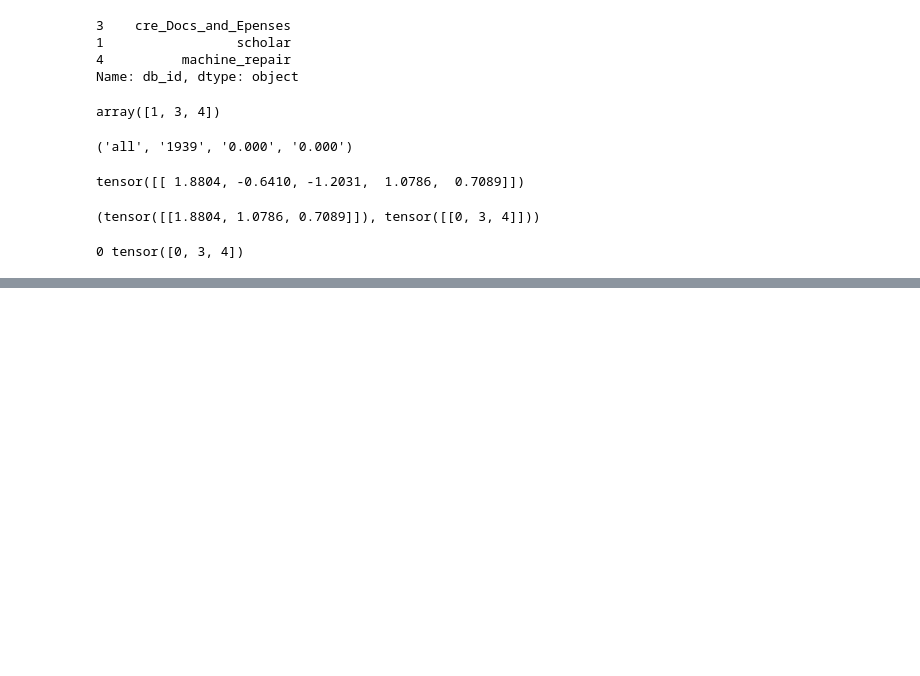
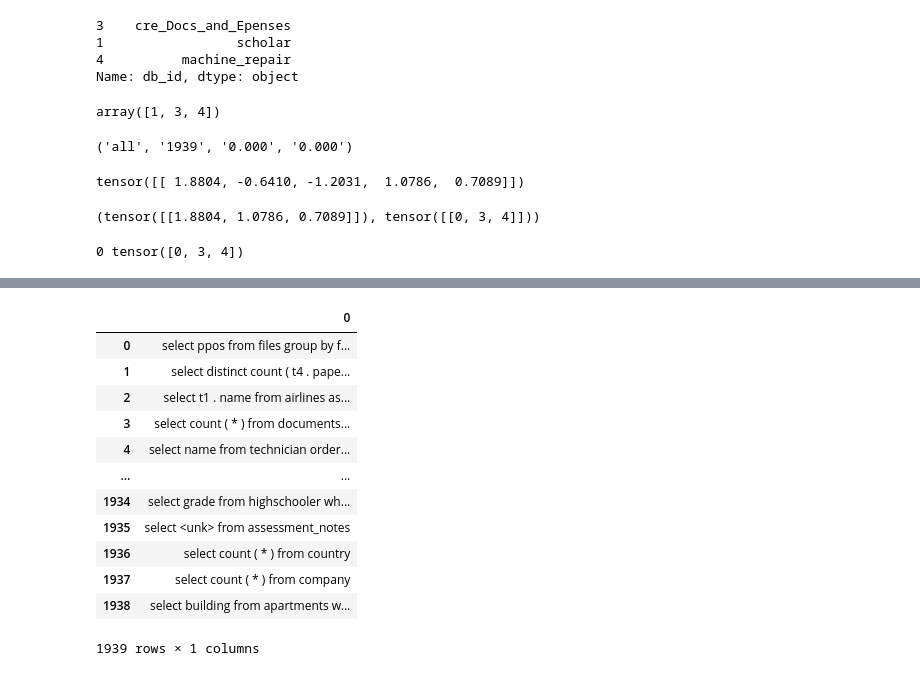
Before and after one commit to CosmoLuminous/deep-learning-col775, a Jupyter notebook: a1/text2sql/encoder_decoder.ipynb, the cells around one changed output, grey strips where cells are left out. Saved outputs shown, nothing was run; the diff lists cells and outputs as text; code cells hidden in the pictures; blank space fills up the shorter version.

```diff
--- a/a1/text2sql/encoder_decoder.ipynb
+++ b/a1/text2sql/encoder_decoder.ipynb
@@ -446,0 +677,16 @@ for j, ind in enumerate(i):
+# %%
+pd.read_csv("test.csv", escapechar='\\', header=None)
+# %% [output]
+|  | 0 |
+| 0 | select ppos from files group by f... |
+| 1 | select distinct count ( t4 . pape... |
+| 2 | select t1 . name from airlines as... |
+| 3 | select count ( * ) from documents... |
+| 4 | select name from technician order... |
+| ... | ... |
+| 1934 | select grade from highschooler wh... |
+| 1935 | select <unk> from assessment_notes |
+| 1936 | select count ( * ) from country |
+| 1937 | select count ( * ) from company |
+| 1938 | select building from apartments w... |
+1939 rows × 1 columns
```
Also changed, not shown: parts of 24 cells of this notebook, 15 other files.
